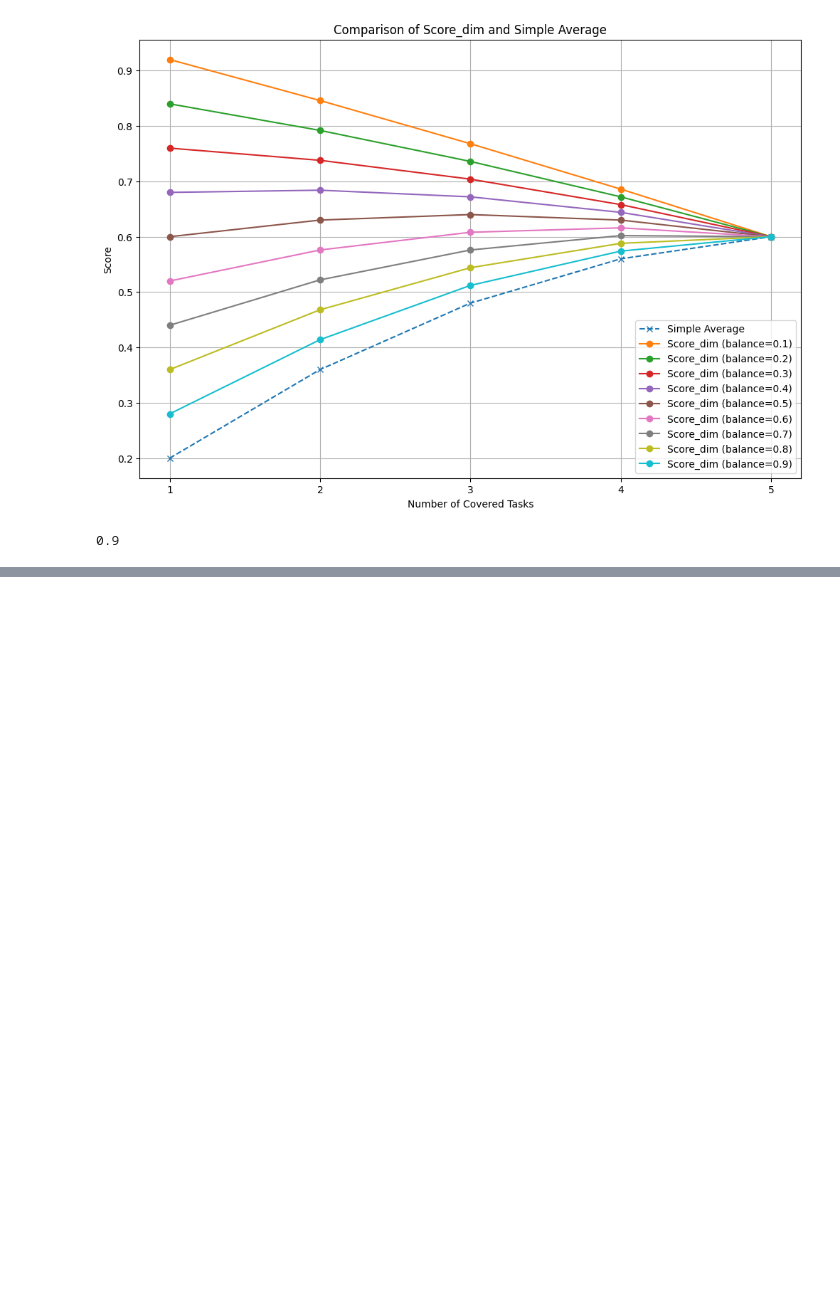
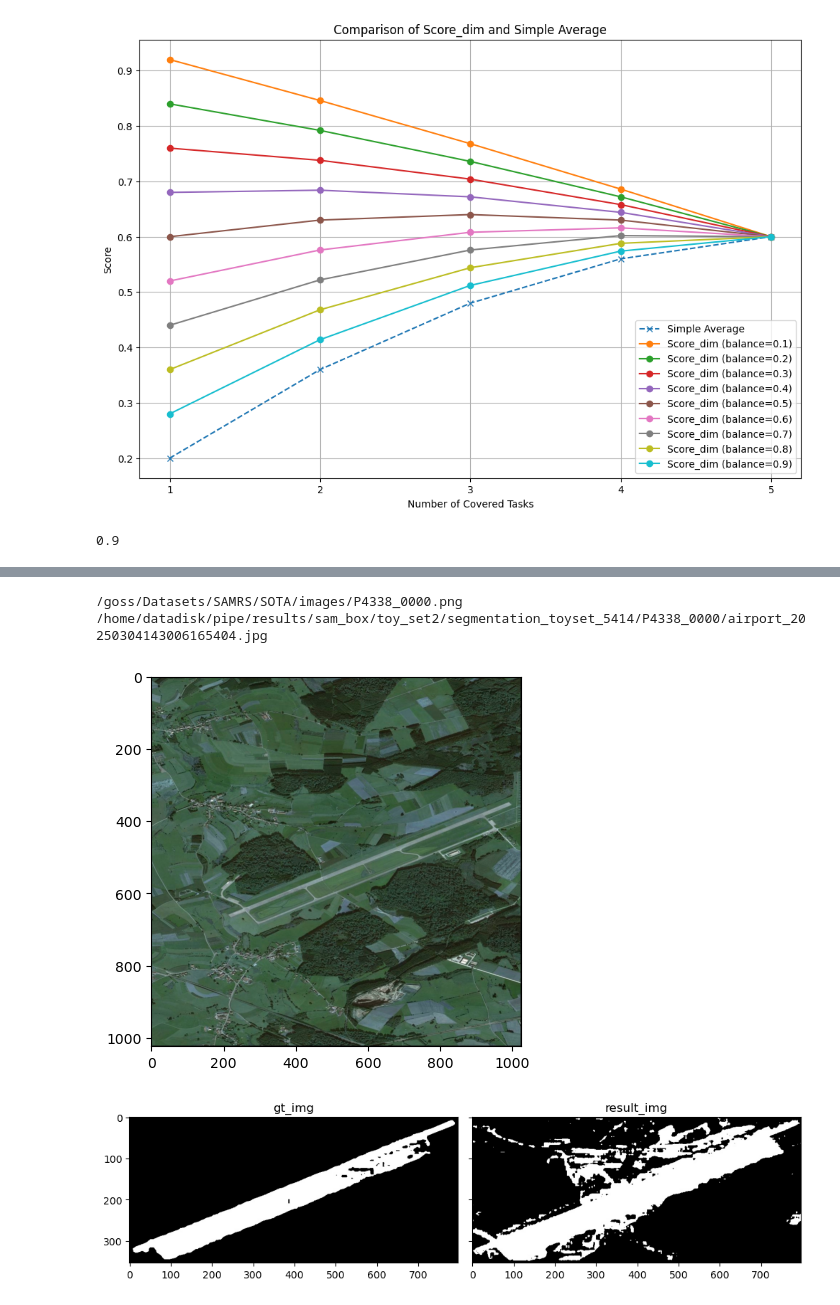
Before and after one commit to pipe1223/RemoteSeg, a Jupyter notebook: test_everything.ipynb, the cells around one changed output, grey strips where cells are left out. Cells and saved outputs as stored; diff of their text form; code cells hidden in the pictures; blank space fills up the shorter version.

```diff
--- a/test_everything.ipynb
+++ b/test_everything.ipynb
@@ -1870,0 +1936,4 @@ score: 0.6
+# %%
+airplane_data['new'] = np.nan
+# %%
+airplane_data.iloc[1, airplane_data.columns.get_loc('new')] = 'asasas'
@@ -1870,0 +1956,33 @@ score: 0.6
+# %%
+load_index = 5
+
+print (airplane_data.loc[load_index]['image_path'])
+img = cv2.imread(airplane_data.loc[load_index]['image_path'])
+
+print (airplane_data.loc[load_index]['path'].replace("toy_set","toy_set2"))
+result_img = cv2.imread(airplane_data.loc[load_index]['path'].replace("toy_set","toy_set2"))
+gt_img = cv2.imread(airplane_data.loc[load_index]['gt_path'].replace("toy_set","toy_set2"))
+
+plt.imshow(img)
+
+
+fig, ax_arr = plt.subplots(1, 2, sharex=True, sharey=True, figsize=(10, 10))
+ax2, ax3= ax_arr.ravel()
+
+ax2.imshow(gt_img)
+ax2.set_title('gt_img')
+
+ax3.imshow(result_img)
+ax3.set_title('result_img')
+
+
+# for ax in ax_arr.ravel():
+#     ax.set_axis_off()
+
+plt.tight_layout()
+plt.show()
+# %% [output]
+/goss/Datasets/SAMRS/SOTA/images/P4338_0000.png
+/home/datadisk/pipe/results/sam_box/toy_set2/segmentation_toyset_5414/P4338_0000/airport_20250304143006165404.jpg
+[figure, added]
+[figure, added]
```
Also changed, not shown: parts of 12 cells of this notebook, 2 other files.
